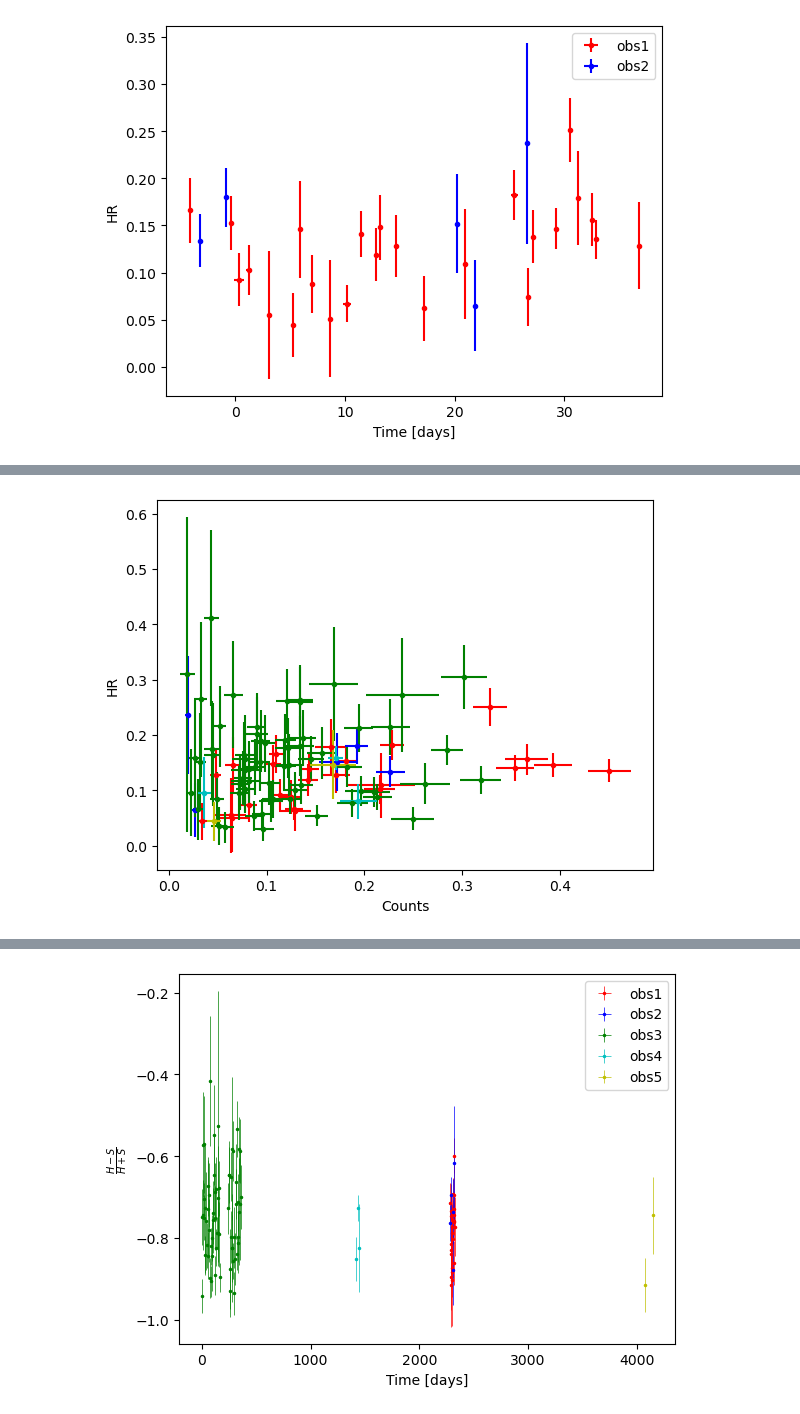
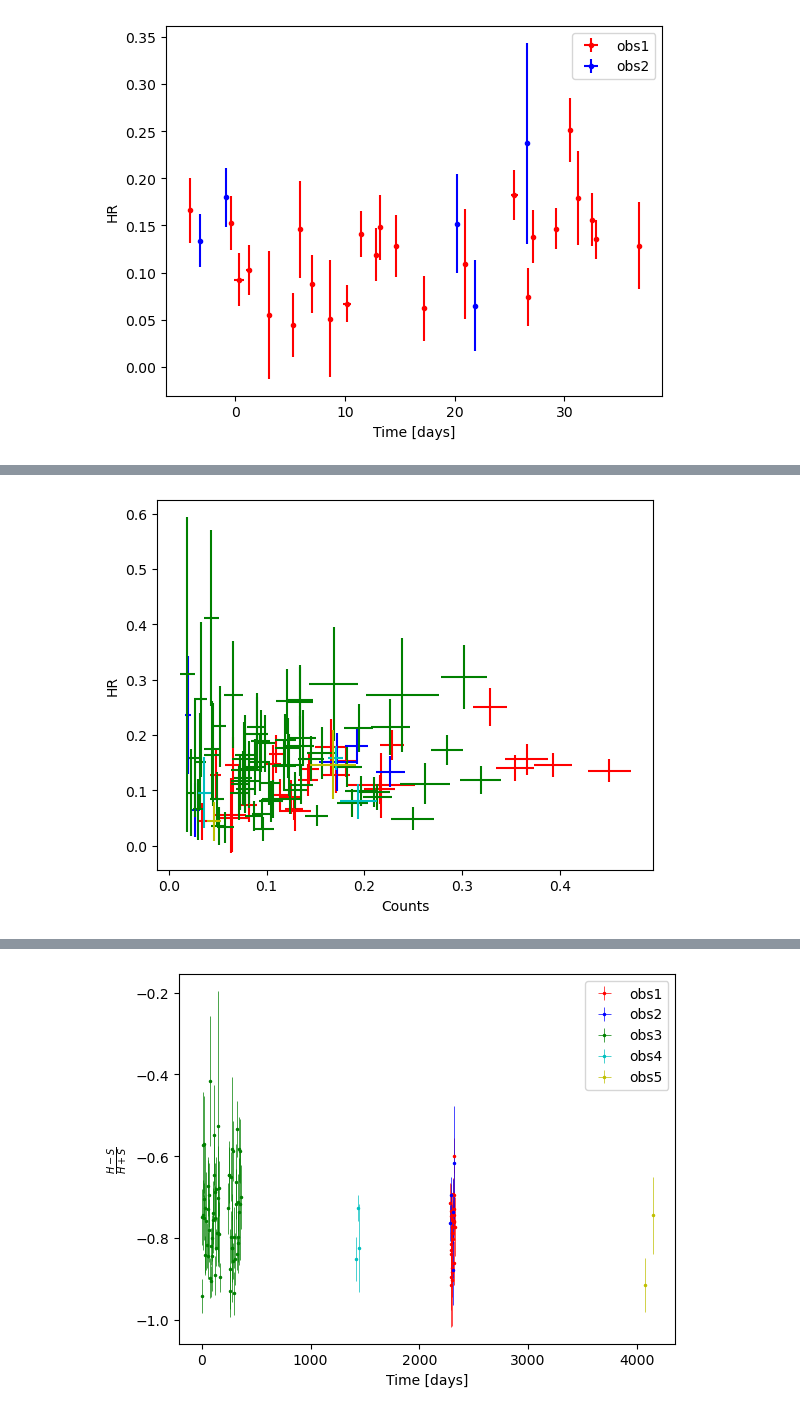
Before and after one commit to martapisci/IRAS_13224-3809, a Jupyter notebook: lc_iras13224-3809.ipynb, the cells around one changed output, grey strips where cells are left out. Cells and saved outputs as stored; diff of their text form; code cells hidden in the pictures.

```diff
--- a/lc_iras13224-3809.ipynb
+++ b/lc_iras13224-3809.ipynb
@@ -282,32 +293,32 @@ plt.show()
 # %%
 #Plotting HR as a function of counts for all observations
 # c = H + S are counts and 'counts' is the error on counts
 lcurve1['cts']  = (lcurve1['1.5-10keV'] + lcurve1['0.3-1.5keV'])
 lcurve2['cts']  = (lcurve2['1.5-10keV'] + lcurve2['0.3-1.5keV'])
 lcurve3['cts']  = (lcurve3['1.5-10keV'] + lcurve3['0.3-1.5keV'])
 lcurve4['cts']  = (lcurve4['1.5-10keV'] + lcurve4['0.3-1.5keV'])
 lcurve5['cts']  = (lcurve5['1.5-10keV'] + lcurve5['0.3-1.5keV'])
 
 #computing the error on H+S
 lcurve1['err_counts'] = np.sqrt(lcurve1['1.5-10keV_err']**2 + lcurve1['0.3-1.5keV_err']**2)
 lcurve2['err_counts'] = np.sqrt(lcurve2['1.5-10keV_err']**2 + lcurve2['0.3-1.5keV_err']**2)
 lcurve3['err_counts'] = np.sqrt(lcurve3['1.5-10keV_err']**2 + lcurve3['0.3-1.5keV_err']**2)
 lcurve4['err_counts'] = np.sqrt(lcurve4['1.5-10keV_err']**2 + lcurve4['0.3-1.5keV_err']**2)
 lcurve5['err_counts'] = np.sqrt(lcurve5['1.5-10keV_err']**2 + lcurve5['0.3-1.5keV_err']**2)
 
 
-plt.errorbar(lcurve1['cts'],lcurve1['HR'],xerr=lcurve1['err_counts'],yerr=lcurve1['HR_err'], color='r', marker='.', linestyle='None')
-plt.errorbar(lcurve2['cts'], lcurve2['HR'],xerr=lcurve2['err_counts'],yerr=lcurve2['HR_err'], color='b', marker='.', linestyle='None')
-plt.errorbar(lcurve3['cts'],lcurve3['HR'],xerr=lcurve3['err_counts'],yerr=lcurve3['HR_err'], color='g', marker='.', linestyle='None')
-plt.errorbar(lcurve4['cts'],lcurve4['HR'],xerr=lcurve4['err_counts'],yerr=lcurve4['HR_err'], color='c', marker='.', linestyle='None')
-plt.errorbar(lcurve5['cts'],lcurve5['HR'],xerr=lcurve5['err_counts'],yerr=lcurve5['HR_err'], color='y', marker='.', linestyle='None')
+plt.errorbar(lcurve1['cts'],lcurve1['HR'],xerr=lcurve1['err_counts'],yerr=lcurve1['HR_err'], color='r', marker=',', linestyle='None')
+plt.errorbar(lcurve2['cts'],lcurve2['HR'],xerr=lcurve2['err_counts'],yerr=lcurve2['HR_err'], color='b', marker=',', linestyle='None')
+plt.errorbar(lcurve3['cts'],lcurve3['HR'],xerr=lcurve3['err_counts'],yerr=lcurve3['HR_err'], color='g', marker=',', linestyle='None')
+plt.errorbar(lcurve4['cts'],lcurve4['HR'],xerr=lcurve4['err_counts'],yerr=lcurve4['HR_err'], color='c', marker=',', linestyle='None')
+plt.errorbar(lcurve5['cts'],lcurve5['HR'],xerr=lcurve5['err_counts'],yerr=lcurve5['HR_err'], color='y', marker=',', linestyle='None')
 
 
 plt.xlabel('Counts')
 plt.ylabel('HR')
 plt.show()
 # %% [output]
-[figure, old version]
+[figure, new version]
 # %%
 #Plotting normalized HR as a function of hard counts for all observations
 
```
Also changed, not shown: parts of 11 cells of this notebook, 11 other files.
